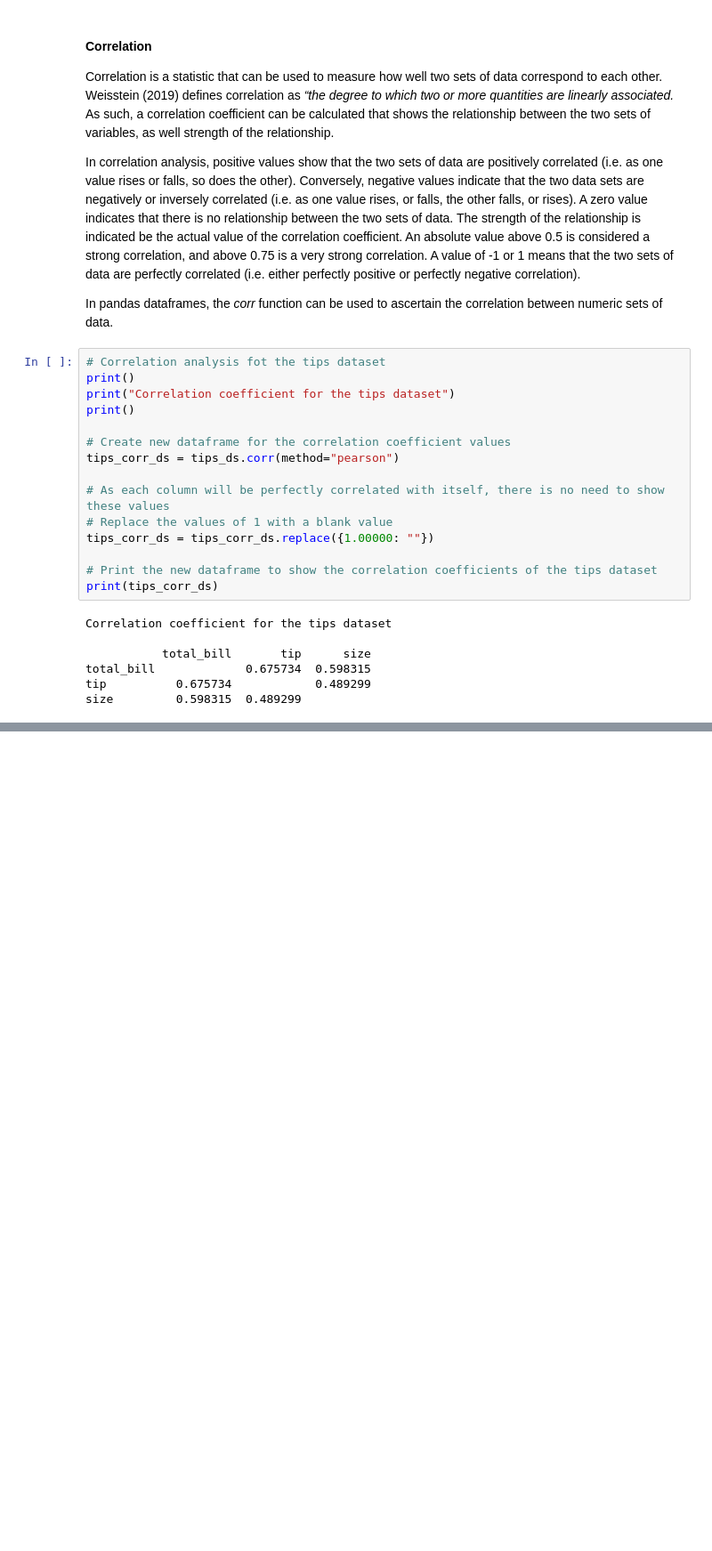
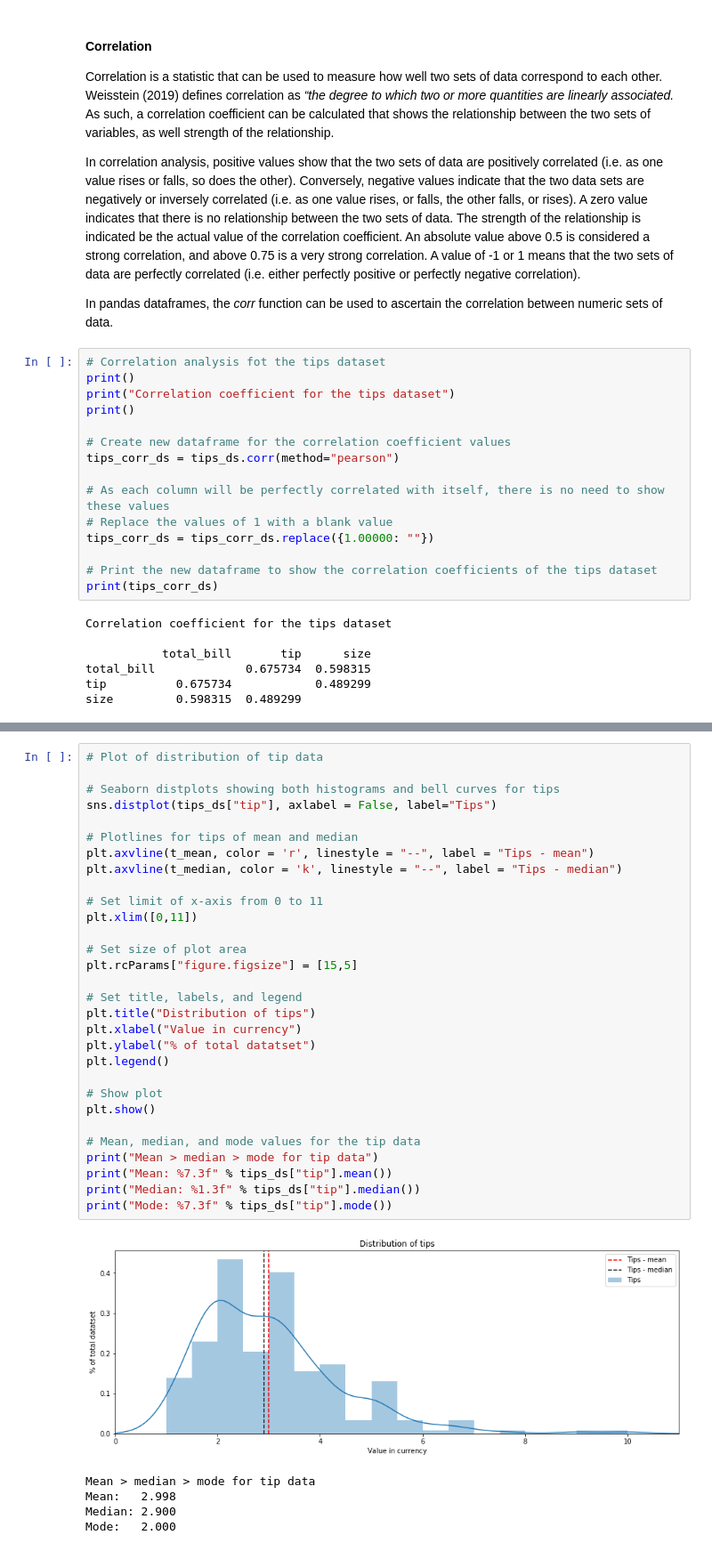
Before and after one commit to Clauric/FoDA-Assessment, a Jupyter notebook: Tips dataset review.ipynb, the cells around one changed output, grey strips where cells are left out. Shown: that part at 89% size. Saved outputs shown, nothing was run; the diff lists cells and outputs as text; blank space fills up the shorter version.

```diff
--- a/Tips dataset review.ipynb
+++ b/Tips dataset review.ipynb
@@ -272,0 +304,36 @@ plt.show()
+# %%
+# Plot of distribution of tip data
+
+# Seaborn distplots showing both histograms and bell curves for tips
+sns.distplot(tips_ds["tip"], axlabel = False, label="Tips")
+
+# Plotlines for tips of mean and median
+plt.axvline(t_mean, color = 'r', linestyle = "--", label = "Tips - mean")
+plt.axvline(t_median, color = 'k', linestyle = "--", label = "Tips - median")
+
+# Set limit of x-axis from 0 to 11
+plt.xlim([0,11])
+
+# Set size of plot area
+plt.rcParams["figure.figsize"] = [15,5]
+
+# Set title, labels, and legend
+plt.title("Distribution of tips")
+plt.xlabel("Value in currency")
+plt.ylabel("% of total datatset")
+plt.legend()
+
+# Show plot
+plt.show()
+
+# Mean, median, and mode values for the tip data
+print("Mean > median > mode for tip data")
+print("Mean: %7.3f" % tips_ds["tip"].mean())
+print("Median: %1.3f" % tips_ds["tip"].median())
+print("Mode: %7.3f" % tips_ds["tip"].mode())
+# %% [output]
+[figure, added]
+Mean > median > mode for tip data
+Mean:   2.998
+Median: 2.900
+Mode:   2.000
```
Also changed, not shown: parts of 11 cells of this notebook, 1 other file.
